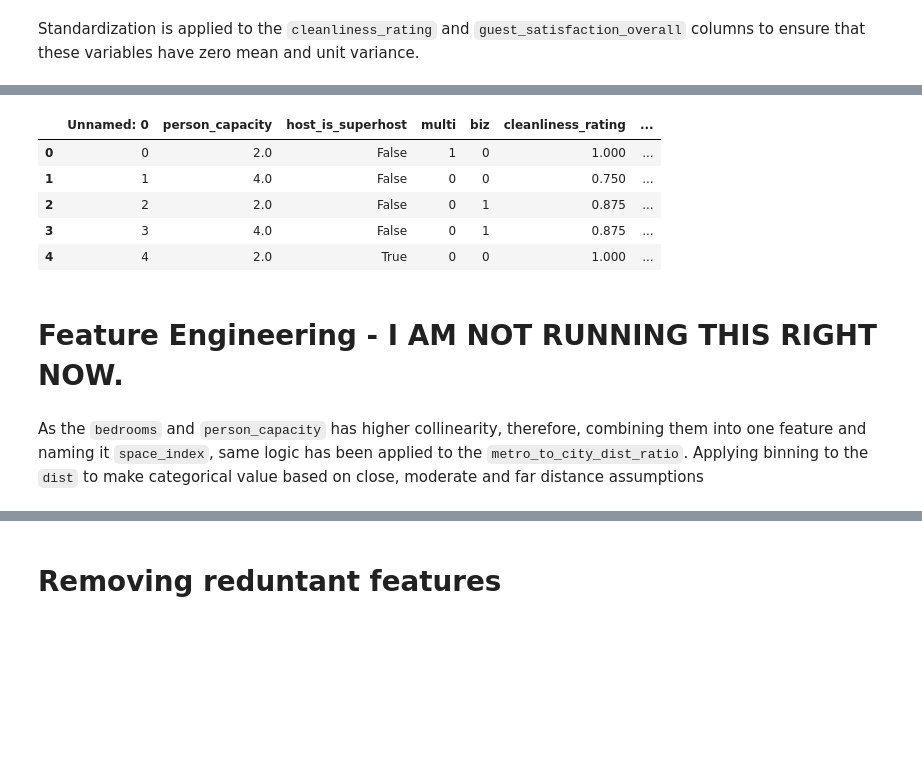
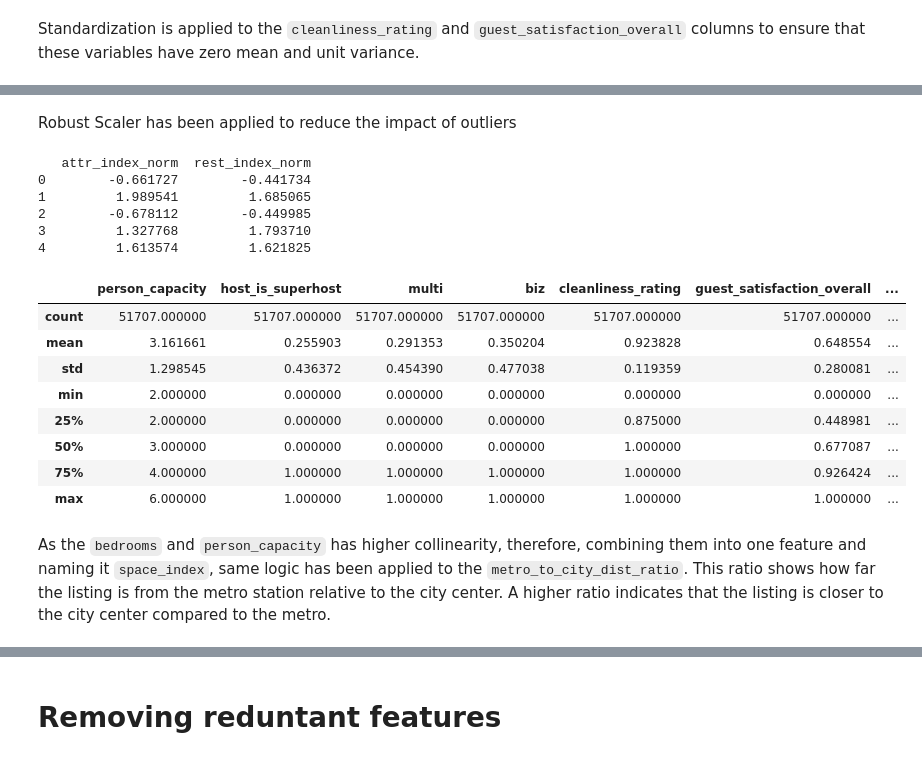
Before and after one commit to kamrulkonok/UPC_ML_Project, a Jupyter notebook: Data_Preprocessing.ipynb, the cells around one changed output, grey strips where cells are left out. Cells and saved outputs as stored; diff of their text form; code cells hidden in the pictures; blank space fills up the shorter version.

```diff
--- a/Data_Preprocessing.ipynb
+++ b/Data_Preprocessing.ipynb
@@ -457,18 +532,3 @@ $$
 ### Applying Robust Scaling to `dist` Feature
 
 In this specific scenario, we applied Robust Scaling to the `dist` feature to handle potential outliers and ensure that the scaling process does not get skewed by extreme values
-# %%
-# Check for null values before scaling
-print("Null values before scaling:")
-print(df['dist'].isnull().sum())
-
-# Define scalers
-robust_scaler = RobustScaler()
-
-columns_to_scale = ['dist', 'metro_dist']
-
-df[columns_to_scale] = robust_scaler.fit_transform(df[columns_to_scale])
-print(df[columns_to_scale].head())
-# Check for null values after scaling
-print("Null values after scaling:")
-print(df[columns_to_scale].isnull().sum())
@@ -487,0 +535,9 @@ dtype: int64
+# %%
+df['price'] = np.log(df['realSum'])
+df = df.drop(columns=['realSum'])
+df['metro_to_city_dist_ratio'] = np.log(df['metro_to_city_dist_ratio'])
+
+# Apply Box-Cox transformation to the guest_satisfaction_overall column
+columns_to_boxcox = ['guest_satisfaction_overall']
+power_transformer = PowerTransformer(method='box-cox', standardize=False)
+df['guest_satisfaction_overall'] = power_transformer.fit_transform(df[['guest_satisfaction_overall']] + 1)
@@ -487,0 +583,5 @@ dtype: int64
+# %%
+standard_scaler = StandardScaler()
+columns_to_scale = ['price', 'metro_to_city_dist_ratio', 'space_index']
+df[columns_to_scale] = standard_scaler.fit_transform(df[columns_to_scale])
+print(df[columns_to_scale].head())
@@ -505,13 +612,28 @@ print(df[columns_to_standardize].head())
+# %% [markdown]
+Robust Scaler has been applied to reduce the impact of outliers
+# %%
+robust_scaler = RobustScaler()
+columns_to_robust_scale = ['attr_index_norm', 'rest_index_norm']
+df[columns_to_robust_scale] = robust_scaler.fit_transform(df[columns_to_robust_scale])
+print(df[columns_to_robust_scale].head())
+# %% [output]
+   attr_index_norm  rest_index_norm
+0        -0.661727        -0.441734
+1         1.989541         1.685065
+2        -0.678112        -0.449985
+3         1.327768         1.793710
+4         1.613574         1.621825
 # %%
-df.head()
+df.describe()
 # %% [output]
-|  | Unnamed: 0 | person_capacity | host_is_superhost | multi | biz | cleanliness_rating | ... |
-| 0 | 0 | 2.0 | False | 1 | 0 | 1.000 | ... |
-| 1 | 1 | 4.0 | False | 0 | 0 | 0.750 | ... |
-| 2 | 2 | 2.0 | False | 0 | 1 | 0.875 | ... |
-| 3 | 3 | 4.0 | False | 0 | 1 | 0.875 | ... |
-| 4 | 4 | 2.0 | True | 0 | 0 | 1.000 | ... |
+|  | person_capacity | host_is_superhost | multi | biz | cleanliness_rating | guest_satisfaction_overall | ... |
+| count | 51707.000000 | 51707.000000 | 51707.000000 | 51707.000000 | 51707.000000 | 51707.000000 | ... |
+| mean | 3.161661 | 0.255903 | 0.291353 | 0.350204 | 0.923828 | 0.648554 | ... |
+| std | 1.298545 | 0.436372 | 0.454390 | 0.477038 | 0.119359 | 0.280081 | ... |
+| min | 2.000000 | 0.000000 | 0.000000 | 0.000000 | 0.000000 | 0.000000 | ... |
+| 25% | 2.000000 | 0.000000 | 0.000000 | 0.000000 | 0.875000 | 0.448981 | ... |
+| 50% | 3.000000 | 0.000000 | 0.000000 | 0.000000 | 1.000000 | 0.677087 | ... |
+| 75% | 4.000000 | 1.000000 | 1.000000 | 1.000000 | 1.000000 | 0.926424 | ... |
+| max | 6.000000 | 1.000000 | 1.000000 | 1.000000 | 1.000000 | 1.000000 | ... |
-# %% [markdown]
-# Feature Engineering - I AM NOT RUNNING THIS RIGHT NOW.
 # %% [markdown]
-As the `bedrooms` and `person_capacity` has higher collinearity, therefore, combining them into one feature and naming it `space_index`, same logic has been applied to the `metro_to_city_dist_ratio`. Applying binning to the `dist` to make categorical value based on close, moderate and far distance assumptions
+As the `bedrooms` and `person_capacity` has higher collinearity, therefore, combining them into one feature and naming it `space_index`, same logic has been applied to the `metro_to_city_dist_ratio`. This ratio shows how far the listing is from the metro station relative to the city center. A higher ratio indicates that the listing is closer to the city center compared to the metro.
```
Also changed, not shown: parts of 39 cells of this notebook.
